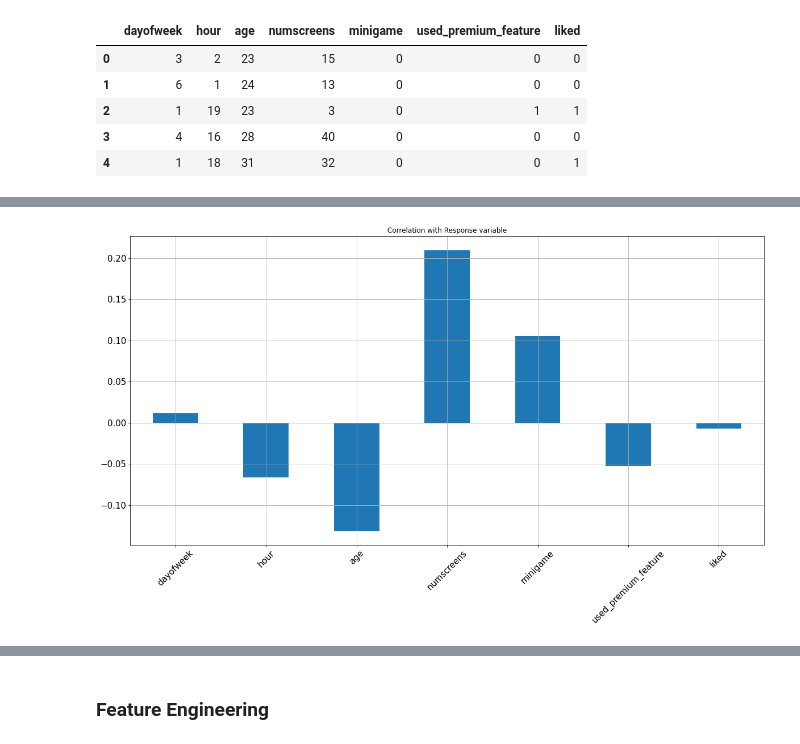
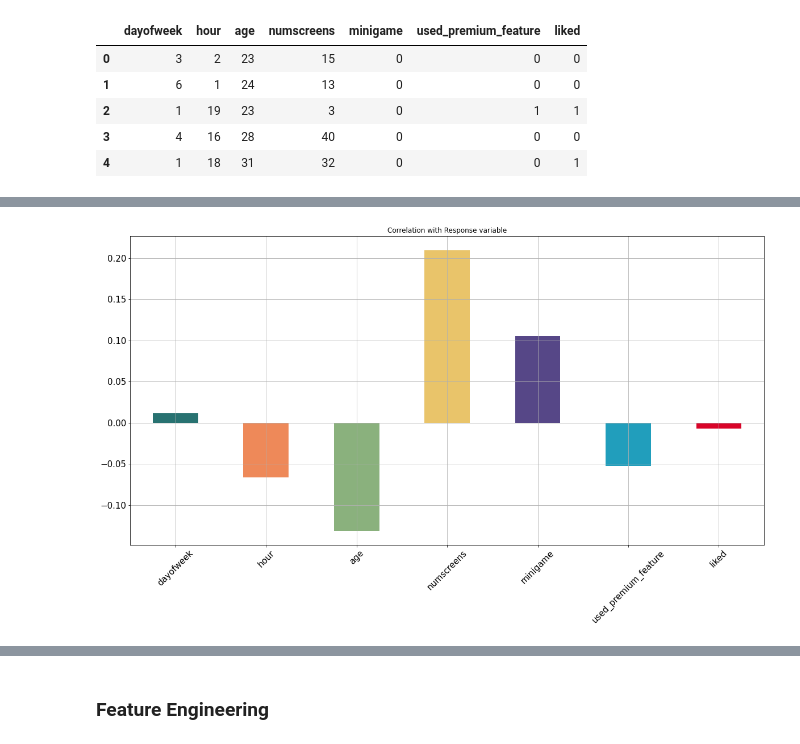
Before and after one commit to jha-vineet69/Customer-Subscription-Conversion, a Jupyter notebook: Conversion_Analysis.ipynb, the cells around one changed output, grey strips where cells are left out. Drawn from its saved outputs; the diff is of its cells as text; code cells hidden in the pictures.

```diff
--- a/Conversion_Analysis.ipynb
+++ b/Conversion_Analysis.ipynb
@@ -92,6 +92,8 @@ dataset2.head()
 | 2 | 1 | 19 | 23 | 3 | 0 | 1 | 1 |
 | 3 | 4 | 16 | 28 | 40 | 0 | 0 | 0 |
 | 4 | 1 | 18 | 31 | 32 | 0 | 0 | 1 |
+# %%
+my_color = ['#287271', '#EE8959', '#8AB17D', '#E9C46A', '#564787', '#219ebc', '#d90429']
 # %%
 ## Histograms
 plt.figure(figsize=(24,12))
@@ -112,8 +122,8 @@ plt.savefig('app_data_hist.jpg')
 # %%
 ## Correlation with Response Variable
-dataset2.corrwith(dataset.enrolled).plot.bar(figsize=(20,10),
+dataset2.corrwith(dataset.enrolled).plot.bar(figsize=(20,10), color = my_color,
                   title = 'Correlation with Response variable',
                   fontsize = 15, rot = 45,
                   grid = True);
 # %% [output]
-[figure, old version]
+[figure, new version]
```
Also changed, not shown: parts of 5 cells of this notebook.
